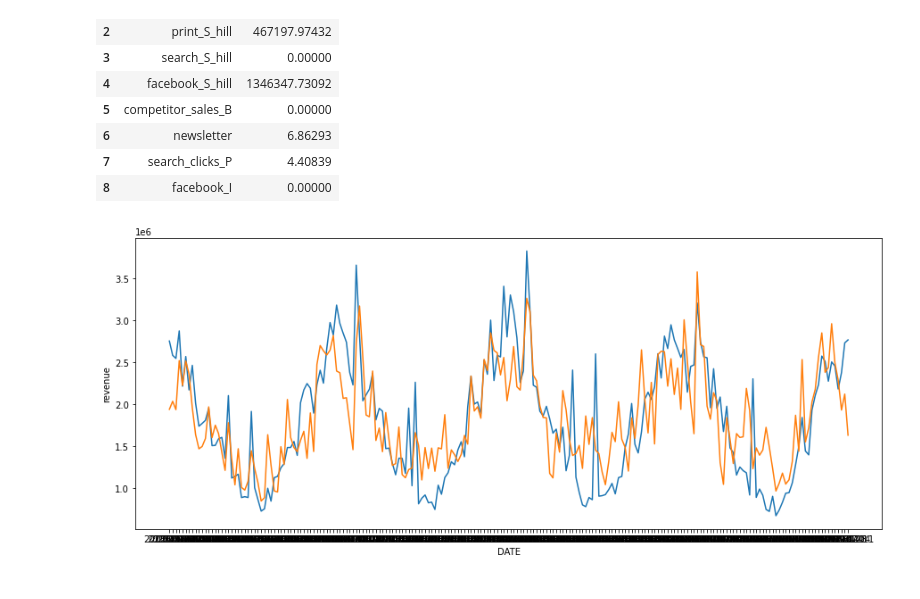
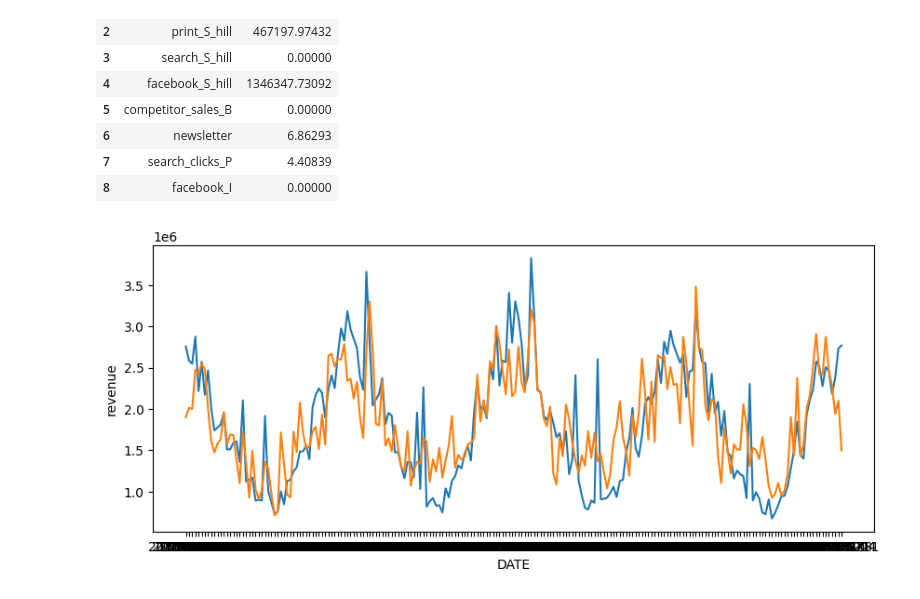
Before and after one commit to phc4rdoso/phc4rdoso.github.io, a Jupyter notebook: marketing-book/Untitled-Copy1.ipynb, the cells around one changed output. Saved outputs shown, nothing was run; the diff lists cells and outputs as text; code cells hidden in the pictures.

```diff
--- a/marketing-book/Untitled-Copy1.ipynb
+++ b/marketing-book/Untitled-Copy1.ipynb
@@ -253,9 +253,9 @@ pd.DataFrame.from_dict({'feature':pd.Series(features), 'coef': pd.Series(model.c
 # %%
 df['y_hat'] = y_hat
 # %%
-plt.subplots(figsize=(15, 6))
+plt.subplots(figsize=(10, 4))
 sns.lineplot(data=df, x='DATE', y='revenue')
 sns.lineplot(data=df, x='DATE', y='y_hat')
 plt.show()
 # %% [output]
-[figure, old version]
+[figure, new version]
```
